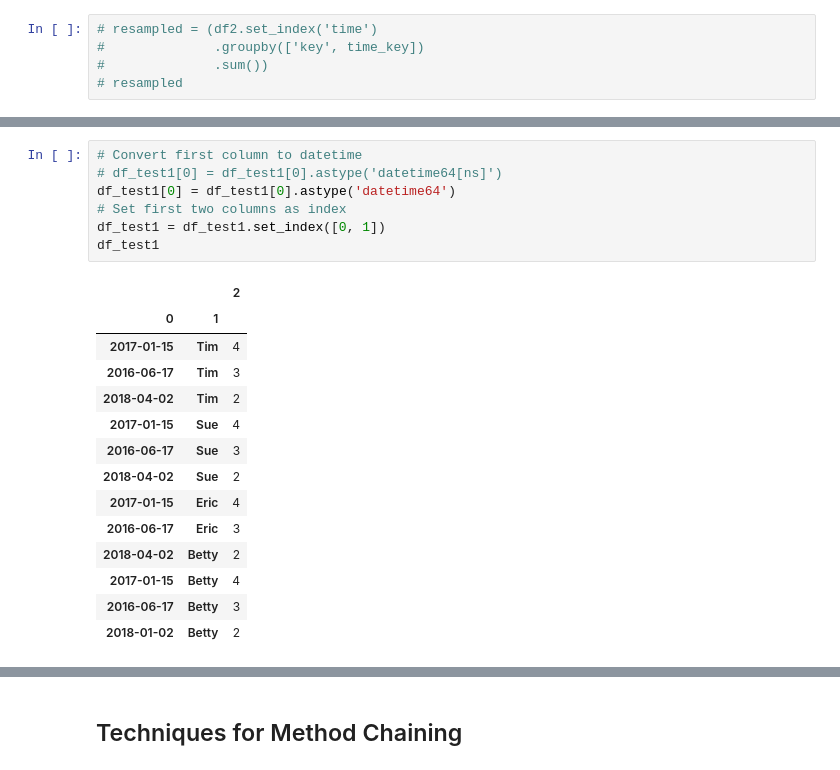
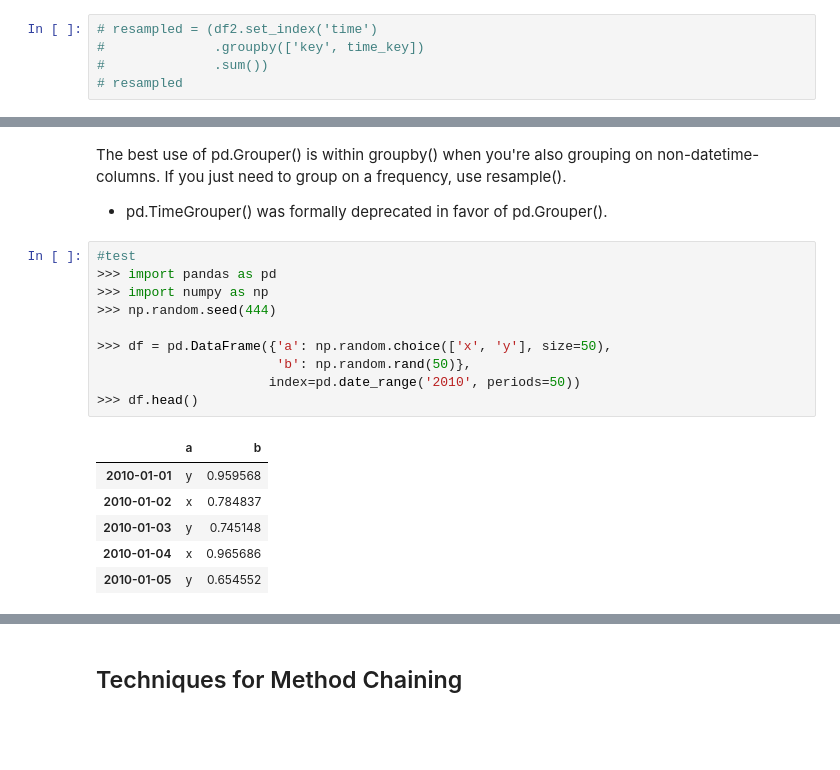
Before and after one commit to blockchain99/data_analysis, a Jupyter notebook: ch12-Copy1.ipynb, the cells around one changed output, grey strips where cells are left out. Saved outputs shown, nothing was run; the diff lists cells and outputs as text; blank space fills up the shorter version.

```diff
--- a/ch12-Copy1.ipynb
+++ b/ch12-Copy1.ipynb
@@ -898,22 +812,20 @@ Name: 0, dtype: object
-# %%
-# Convert first column to datetime
-# df_test1[0] = df_test1[0].astype('datetime64[ns]')
-df_test1[0] = df_test1[0].astype('datetime64')
-# Set first two columns as index
-df_test1 = df_test1.set_index([0, 1])
-df_test1
-# %% [output]
-|  |  | 2 |
-| 0 | 1 |  |
-| 2017-01-15 | Tim | 4 |
-| 2016-06-17 | Tim | 3 |
-| 2018-04-02 | Tim | 2 |
-| 2017-01-15 | Sue | 4 |
-| 2016-06-17 | Sue | 3 |
-| 2018-04-02 | Sue | 2 |
-| 2017-01-15 | Eric | 4 |
-| 2016-06-17 | Eric | 3 |
-| 2018-04-02 | Betty | 2 |
-| 2017-01-15 | Betty | 4 |
-| 2016-06-17 | Betty | 3 |
-| 2018-01-02 | Betty | 2 |
+# %% [markdown]
+The best use of pd.Grouper() is within groupby() when you're also grouping on non-datetime-columns. If you just need to group on a frequency, use resample().
+* pd.TimeGrouper() was formally deprecated in favor of pd.Grouper().
+# %%
+#test
+>>> import pandas as pd
+>>> import numpy as np
+>>> np.random.seed(444)
+
+>>> df = pd.DataFrame({'a': np.random.choice(['x', 'y'], size=50),
+                       'b': np.random.rand(50)},
+                      index=pd.date_range('2010', periods=50))
+>>> df.head()
+# %% [output]
+|  | a | b |
+| 2010-01-01 | y | 0.959568 |
+| 2010-01-02 | x | 0.784837 |
+| 2010-01-03 | y | 0.745148 |
+| 2010-01-04 | x | 0.965686 |
+| 2010-01-05 | y | 0.654552 |
```
Also changed, not shown: parts of 12 cells of this notebook, 1 other file.
